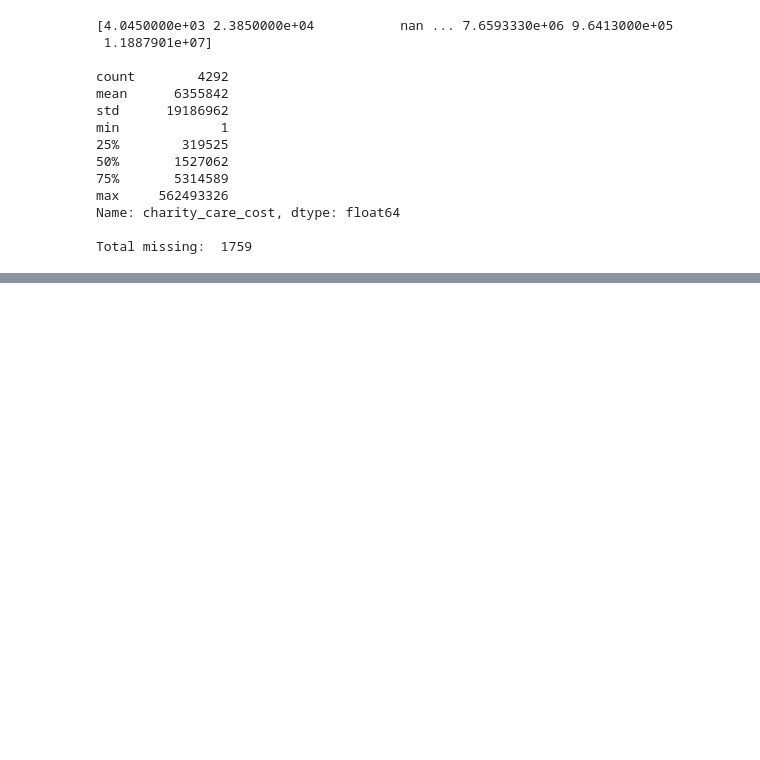
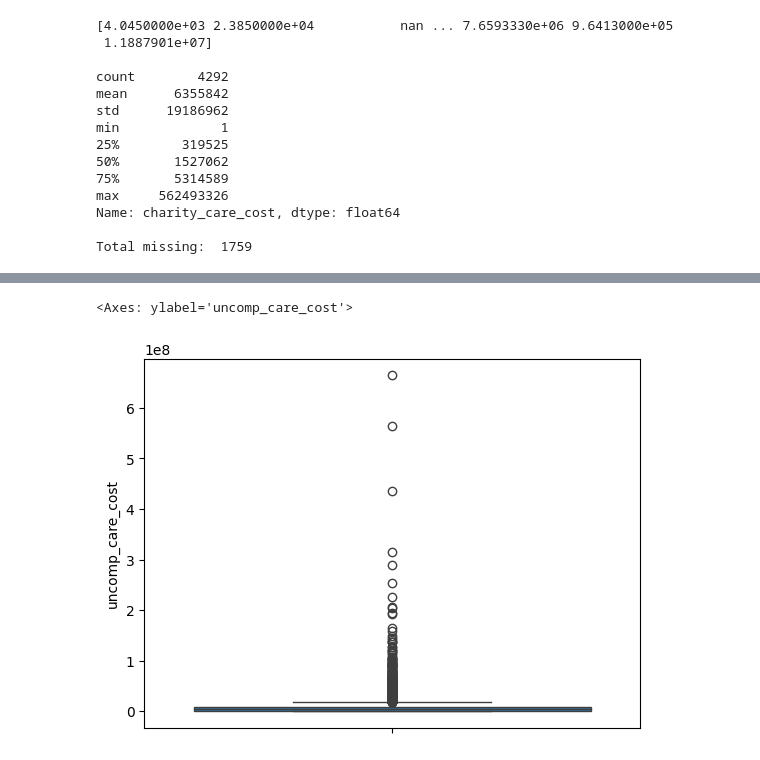
Before and after one commit to genevievepur/ds3001-visualization, a Jupyter notebook: assignment/assignment.ipynb, the cells around one changed output, grey strips where cells are left out. Drawn from its saved outputs; the diff is of its cells as text; code cells hidden in the pictures; blank space fills up the shorter version.

```diff
--- a/assignment/assignment.ipynb
+++ b/assignment/assignment.ipynb
@@ -425,0 +451,6 @@ Because the format of the values is similar to how they were in 'Number of Beds'
+# %%
+# COST OF UNCOMPENSATED CARE
+uncomp = df['uncomp_care_cost']
+print(uncomp.unique(), '\n')
+print(uncomp.describe(), '\n')
+print('Total missing: ', sum(uncomp.isnull()))
@@ -425,0 +474,11 @@ Because the format of the values is similar to how they were in 'Number of Beds'
+# %%
+# CLEANING THE COST OF UNCOMPENSATED CARE
+df['uncomp_nan'] = uncomp.isnull()
+df['uncomp_inf'] = uncomp.isin([np.inf, -np.inf])
+impute_value = uncomp.mean()
+uncomp = uncomp.fillna(impute_value)
+uncomp.replace([np.inf, -np.inf], impute_value, inplace=True)
+uncomp = uncomp.astype('int64')
+print(uncomp.unique(), '\n')
+print(uncomp.describe(), '\n')
+print('Total missing: ', sum(uncomp.isnull()))
@@ -425,0 +514,5 @@ Because the format of the values is similar to how they were in 'Number of Beds'
+# %%
+sns.boxplot(uncomp)
+# %% [output]
+<Axes: ylabel='uncomp_care_cost'>
+[figure, added]
```
Also changed, not shown: parts of 16 cells of this notebook.
